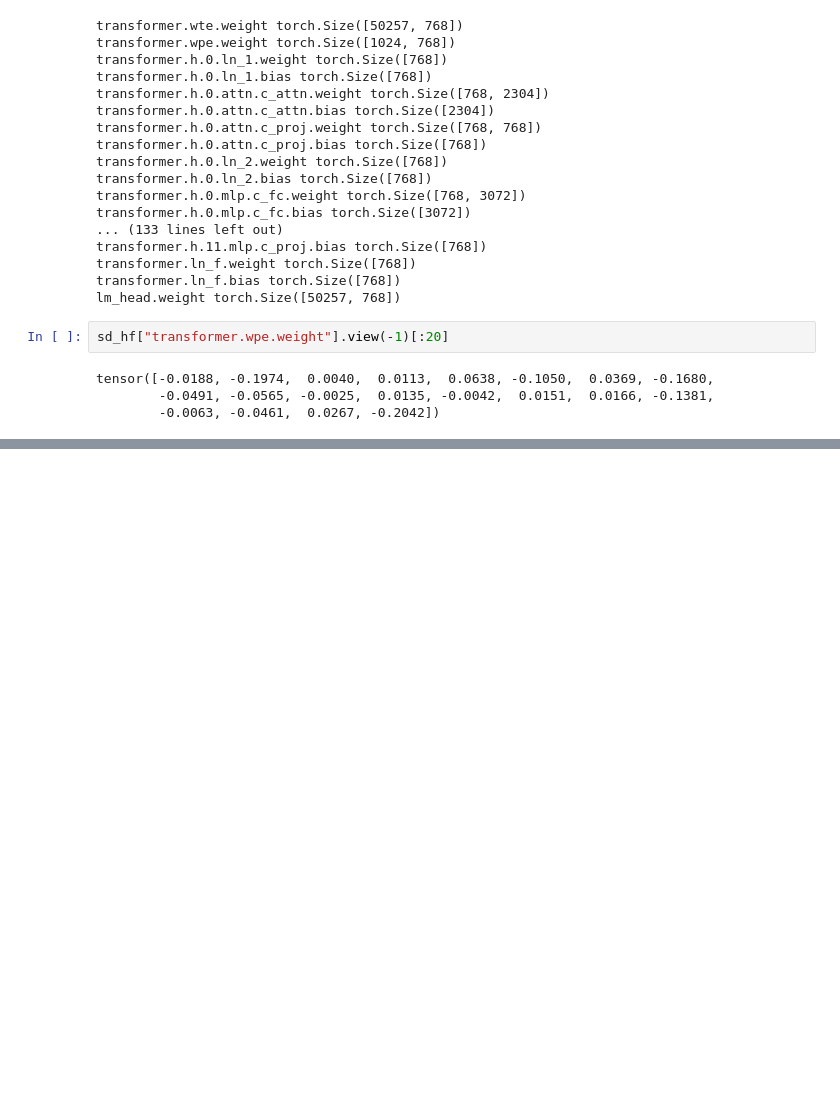
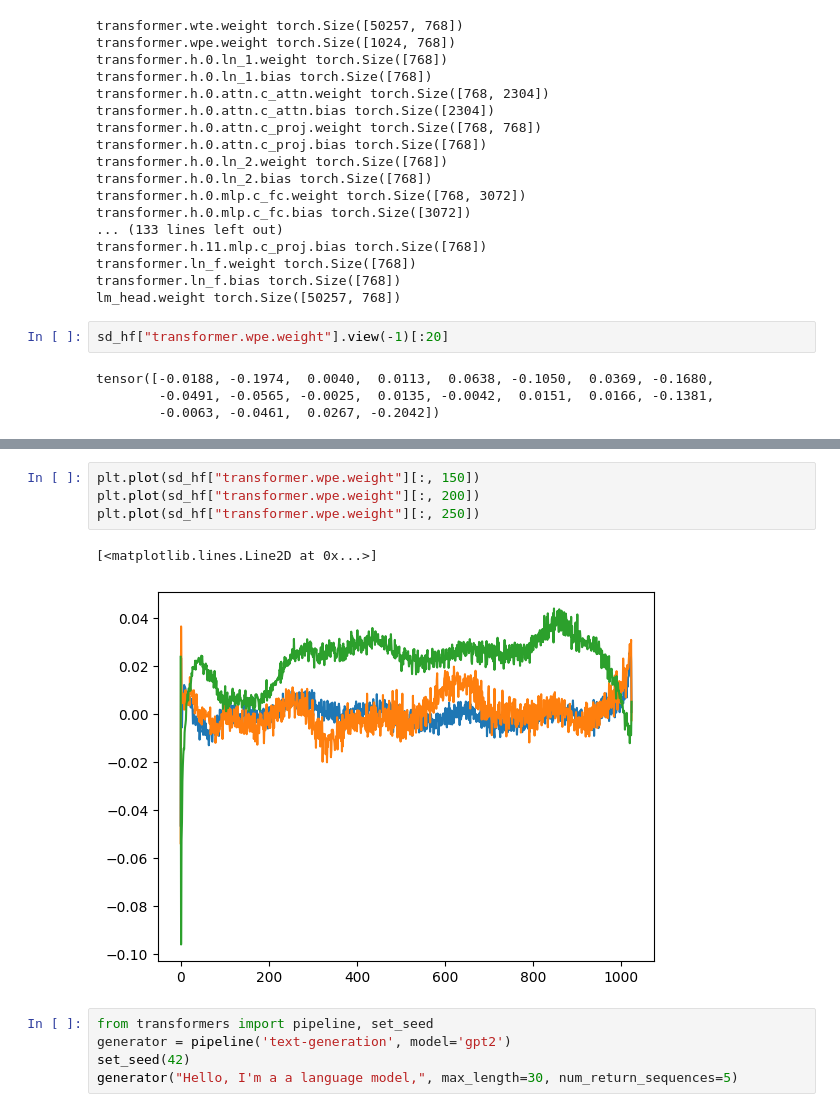
Before and after one commit to theophilus28/GPT_Summer, a Jupyter notebook: GPT2_124M_Replica/play.ipynb, the cells around one changed output, grey strips where cells are left out. Drawn from its saved outputs; the diff is of its cells as text; blank space fills up the shorter version.

```diff
--- a/GPT2_124M_Replica/play.ipynb
+++ b/GPT2_124M_Replica/play.ipynb
@@ -38,0 +42,12 @@ plt.imshow(sd_hf["transformer.wpe.weight"], cmap = 'gray')
+# %%
+plt.plot(sd_hf["transformer.wpe.weight"][:, 150])
+plt.plot(sd_hf["transformer.wpe.weight"][:, 200])
+plt.plot(sd_hf["transformer.wpe.weight"][:, 250])
+# %% [output]
+[<matplotlib.lines.Line2D at 0x...>]
+[figure, added]
+# %%
+from transformers import pipeline, set_seed
+generator = pipeline('text-generation', model='gpt2')
+set_seed(42)
+generator("Hello, I'm a a language model,", max_length=30, num_return_sequences=5)
```
Also changed, not shown: parts of 1 cell of this notebook, 1 other file.
